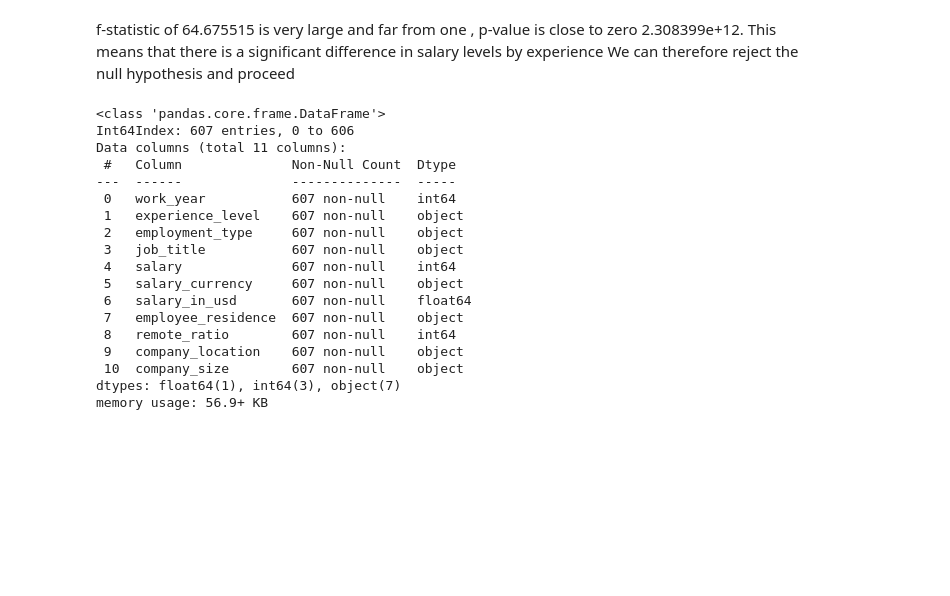
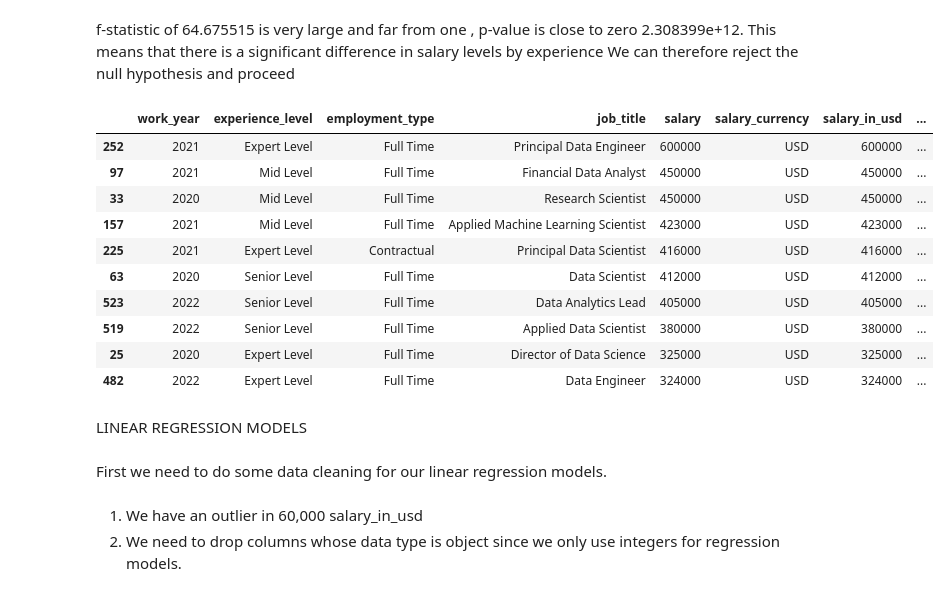
Before and after one commit to ed-gar-k/Phase-2-project, a Jupyter notebook: Untitled.ipynb, the cells around one changed output. Saved outputs shown, nothing was run; the diff lists cells and outputs as text; code cells hidden in the pictures; blank space fills up the shorter version.

Commit message:
Regression model 1

```diff
--- a/Untitled.ipynb
+++ b/Untitled.ipynb
@@ -478,24 +478,26 @@ outlier_value = 60000
 mean_salary = ds['salary_in_usd'].mean()
 
 ds['salary_in_usd']= ds['salary_in_usd'].replace(outlier_value, mean_salary)
-# %%
-ds.info()
-# %% [output]
-<class 'pandas.core.frame.DataFrame'>
-Int64Index: 607 entries, 0 to 606
-Data columns (total 11 columns):
- #   Column              Non-Null Count  Dtype
----  ------              --------------  -----
- 0   work_year           607 non-null    int64
- 1   experience_level    607 non-null    object
- 2   employment_type     607 non-null    object
- 3   job_title           607 non-null    object
- 4   salary              607 non-null    int64
- 5   salary_currency     607 non-null    object
- 6   salary_in_usd       607 non-null    float64
- 7   employee_residence  607 non-null    object
- 8   remote_ratio        607 non-null    int64
- 9   company_location    607 non-null    object
- 10  company_size        607 non-null    object
-dtypes: float64(1), int64(3), object(7)
-memory usage: 56.9+ KB
+# %%
+
+top_locations = ds.sort_values(by='salary_in_usd', ascending=False).head(10)
+top_locations
+# %% [output]
+|  | work_year | experience_level | employment_type | job_title | salary | salary_currency | salary_in_usd | ... |
+| 252 | 2021 | Expert Level | Full Time | Principal Data Engineer | 600000 | USD | 600000 | ... |
+| 97 | 2021 | Mid Level | Full Time | Financial Data Analyst | 450000 | USD | 450000 | ... |
+| 33 | 2020 | Mid Level | Full Time | Research Scientist | 450000 | USD | 450000 | ... |
+| 157 | 2021 | Mid Level | Full Time | Applied Machine Learning Scientist | 423000 | USD | 423000 | ... |
+| 225 | 2021 | Expert Level | Contractual | Principal Data Scientist | 416000 | USD | 416000 | ... |
+| 63 | 2020 | Senior Level | Full Time | Data Scientist | 412000 | USD | 412000 | ... |
+| 523 | 2022 | Senior Level | Full Time | Data Analytics Lead | 405000 | USD | 405000 | ... |
+| 519 | 2022 | Senior Level | Full Time | Applied Data Scientist | 380000 | USD | 380000 | ... |
+| 25 | 2020 | Expert Level | Full Time | Director of Data Science | 325000 | USD | 325000 | ... |
+| 482 | 2022 | Expert Level | Full Time | Data Engineer | 324000 | USD | 324000 | ... |
+# %% [markdown]
+LINEAR REGRESSION MODELS
+# %% [markdown]
+First we need to do some data cleaning for our linear regression models.
+# %% [markdown]
+1. We have an outlier in 60,000 salary_in_usd
+2. We need to drop columns whose data type is object since we only use integers for regression models.
```
Also changed, not shown: parts of 9 cells of this notebook.
